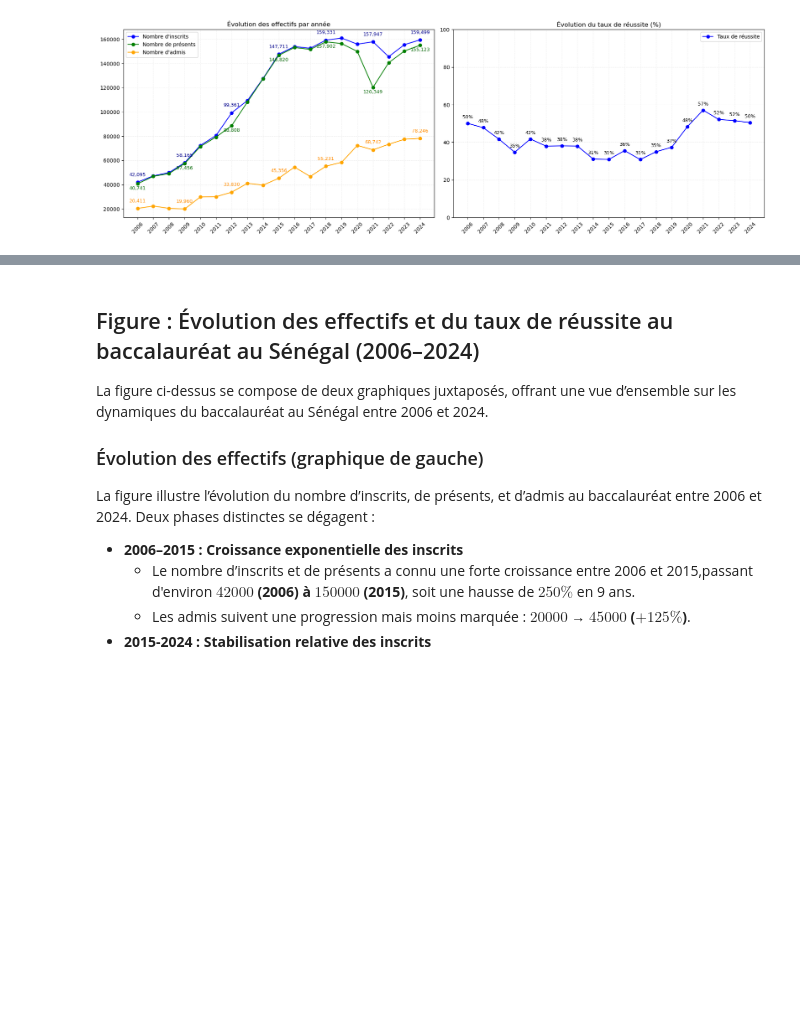
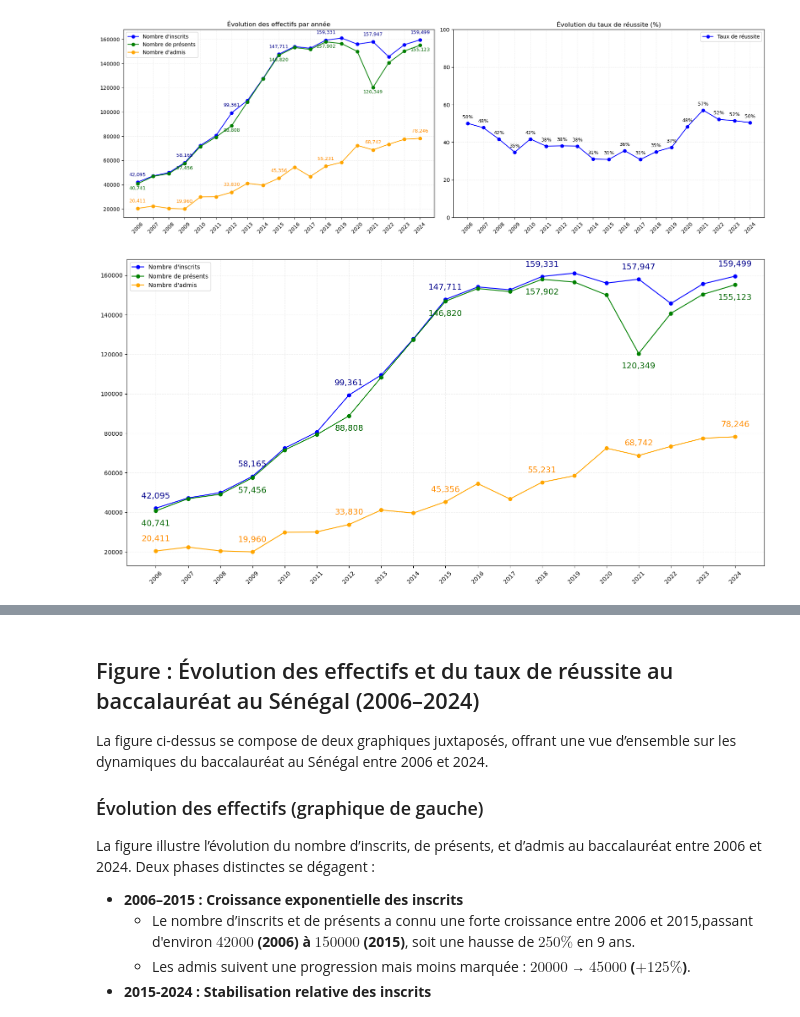
Before and after one commit to Abdouroihim-Attoumane/nootebook_memoire, a Jupyter notebook: etude_bac.ipynb, the cells around one changed output, grey strips where cells are left out. Saved outputs shown, nothing was run; the diff lists cells and outputs as text; code cells hidden in the pictures; blank space fills up the shorter version.

```diff
--- a/etude_bac.ipynb
+++ b/etude_bac.ipynb
@@ -772,3 +772,25 @@ plt.tight_layout()
 plt.show()
 # %% [output]
 [figure]
+# %%
+plt.figure(figsize=(16, 8))
+plt.plot(recap['year'], recap["nbr_inscrit"], marker='o', color='blue', label="Nombre d'inscrits")
+plt.plot(recap['year'], recap["nbr_present"], marker='o', color='green', label="Nombre de présents")
+plt.plot(recap['year'], recap["nbr_admis"], marker='o', color='orange', label="Nombre d'admis")
+
+step = max(1, len(recap) // 5) # Calculer le pas pour afficher les étiquettes
+for i in range(0, len(recap), step):
+    row = recap.iloc[i]
+    year = row['year']
+    plt.text(year, row['nbr_inscrit'] + 5000, f"{row['nbr_inscrit']:,}", ha='center', fontsize=14, color='darkblue')
+    plt.text(year, row['nbr_present'] - 7500, f"{row['nbr_present']:,}", ha='center', fontsize=14, color='darkgreen')
+    plt.text(year, row['nbr_admis'] + 5000, f"{row['nbr_admis']:,}", ha='center', fontsize=14, color='darkorange')
+
+# plt.title("Évolution des effectifs par année")
+plt.xticks(rotation=45)
+plt.grid(True, linestyle='--', alpha=0.2)
+plt.legend()
+plt.tight_layout()
+plt.show()
+# %% [output]
+[figure, added]
```
Also changed, not shown: parts of 7 cells of this notebook, 1 other file.
